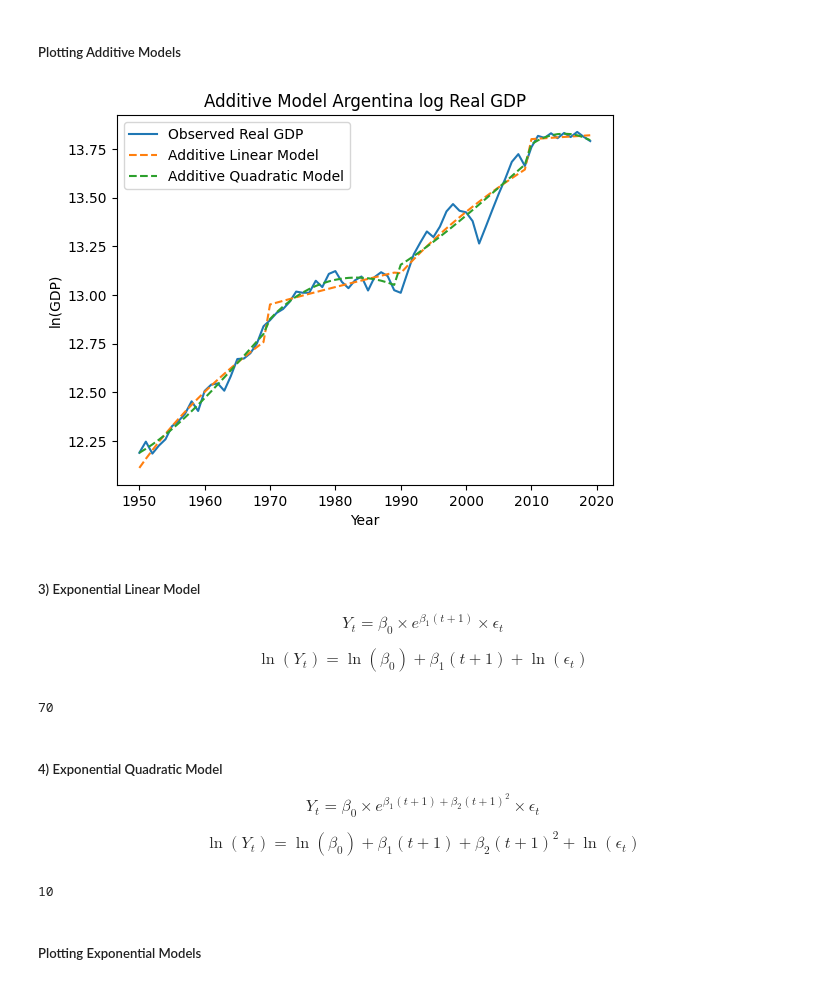
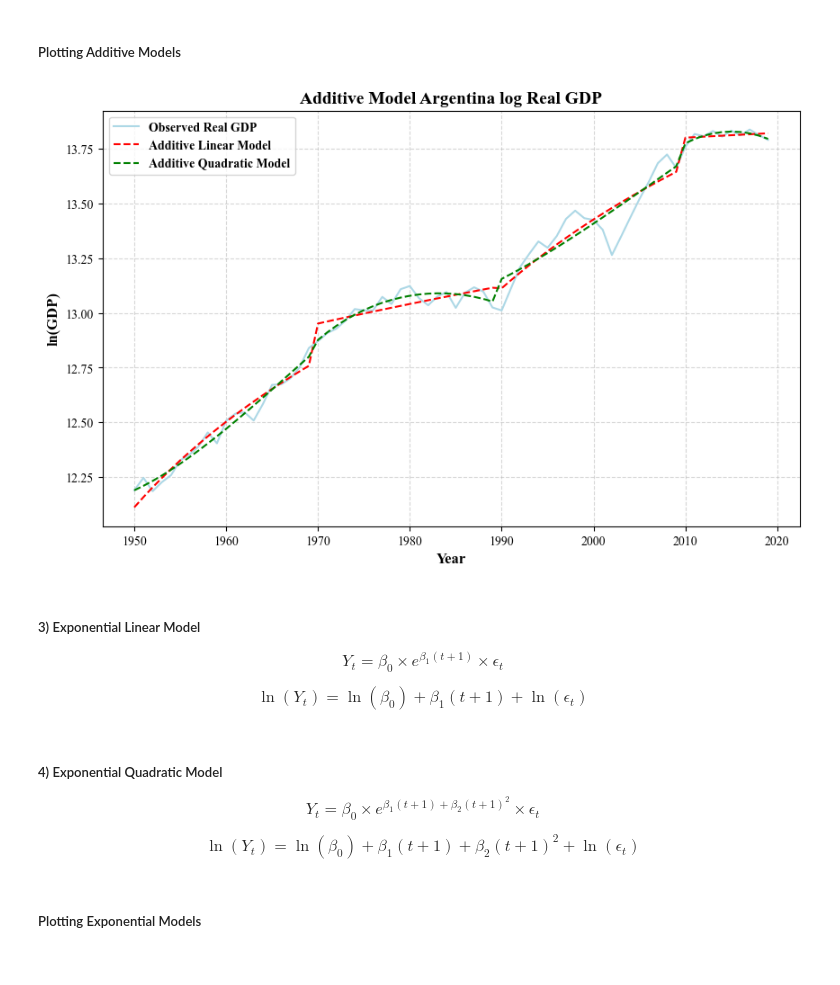
Before and after one commit to andreheeshaojun/EC2B1-Coursework, a Jupyter notebook: Section A/Section-A-Code.ipynb, the cells around one changed output. Cells and saved outputs as stored; diff of their text form; code cells hidden in the pictures.

Commit message:
Graph colours

```diff
--- a/Section A/Section-A-Code.ipynb
+++ b/Section A/Section-A-Code.ipynb
@@ -146,19 +175,34 @@ for start_year in range(ymin, ymax + 1, 20):
 ##### Plotting Additive Models
 # %%
 # Plot the results
-plt.figure()
-plt.plot(filtered_df["Year"], np.log(filtered_df["Real GDP at constant 2017 national prices (in mil. 2017US$)"]), label="Observed Real GDP")
-plt.plot(filtered_df["Year"], np.log(Yhat_add_linear), label="Additive Linear Model", linestyle="--")
-plt.plot(filtered_df["Year"], np.log(Yhat_add_quad), label="Additive Quadratic Model", linestyle="--")
+plt.figure(figsize=(10, 6))
 
-# Add labels and title
-plt.xlabel("Year")
-plt.ylabel("ln(GDP)")
-plt.title("Additive Model Argentina log Real GDP")
-plt.legend()
+# Plot with pastel colors
+plt.plot(filtered_df["Year"], np.log(filtered_df["Real GDP at constant 2017 national prices (in mil. 2017US$)"]),
+         label="Observed Real GDP", color="lightblue")
+plt.plot(filtered_df["Year"], np.log(Yhat_add_linear),
+         label="Additive Linear Model", linestyle="--", color="red")
+plt.plot(filtered_df["Year"], np.log(Yhat_add_quad),
+         label="Additive Quadratic Model", linestyle="--", color="green")
+
+# Add labels and title with Times New Roman, bold
+plt.xlabel("Year", fontfamily="Times New Roman", fontweight="bold", fontsize=12)
+plt.ylabel("ln(GDP)", fontfamily="Times New Roman", fontweight="bold", fontsize=12)
+plt.title("Additive Model Argentina log Real GDP", fontfamily="Times New Roman", fontweight="bold", fontsize=14)
+
+# Legend with Times New Roman
+plt.legend(prop={'family': 'Times New Roman', 'weight': 'bold'})
+# Set tick labels to Times New Roman
+plt.xticks(fontfamily='Times New Roman', fontsize=10)
+plt.yticks(fontfamily='Times New Roman', fontsize=10)
+
+# Add grid
+plt.grid(True, linestyle='--', alpha=0.5)
+
+# Show plot
 plt.show()
 # %% [output]
-[figure, old version]
+[figure, new version]
 # %% [markdown]
 ##### 3) Exponential Linear Model
 
@@ -191,10 +235,6 @@ for start_year in range(ymin, ymax + 1, 20):
         # Predict log(Yhat) and exponentiate to return to original scale
         for idx, year_idx in enumerate(np.where(period_mask)[0]):
             Yhat_exp_linear[year_idx] = np.exp(beta_log + beta_1 * (t[idx] + 1))  # Convert back from log scale
-# %%
-len(years)
-# %% [output]
-70
 # %% [markdown]
 ##### 4) Exponential Quadratic Model
 
@@ -227,10 +266,6 @@ for start_year in range(ymin, ymax + 1, 20):
         # Predict log(Yhat) and exponentiate to return to original scale
         for idx, year_idx in enumerate(np.where(period_mask)[0]):
             Yhat_exp_quad[year_idx] = np.exp(beta_log + beta_1 * (t[idx] + 1) + beta_2 * (t[idx] + 1) ** 2)  # Convert back from log scale
-# %%
-len(Y_period)
-# %% [output]
-10
 # %% [markdown]
 ##### Plotting Exponential Models
 # %%
```
Also changed, not shown: parts of 34 cells of this notebook.
